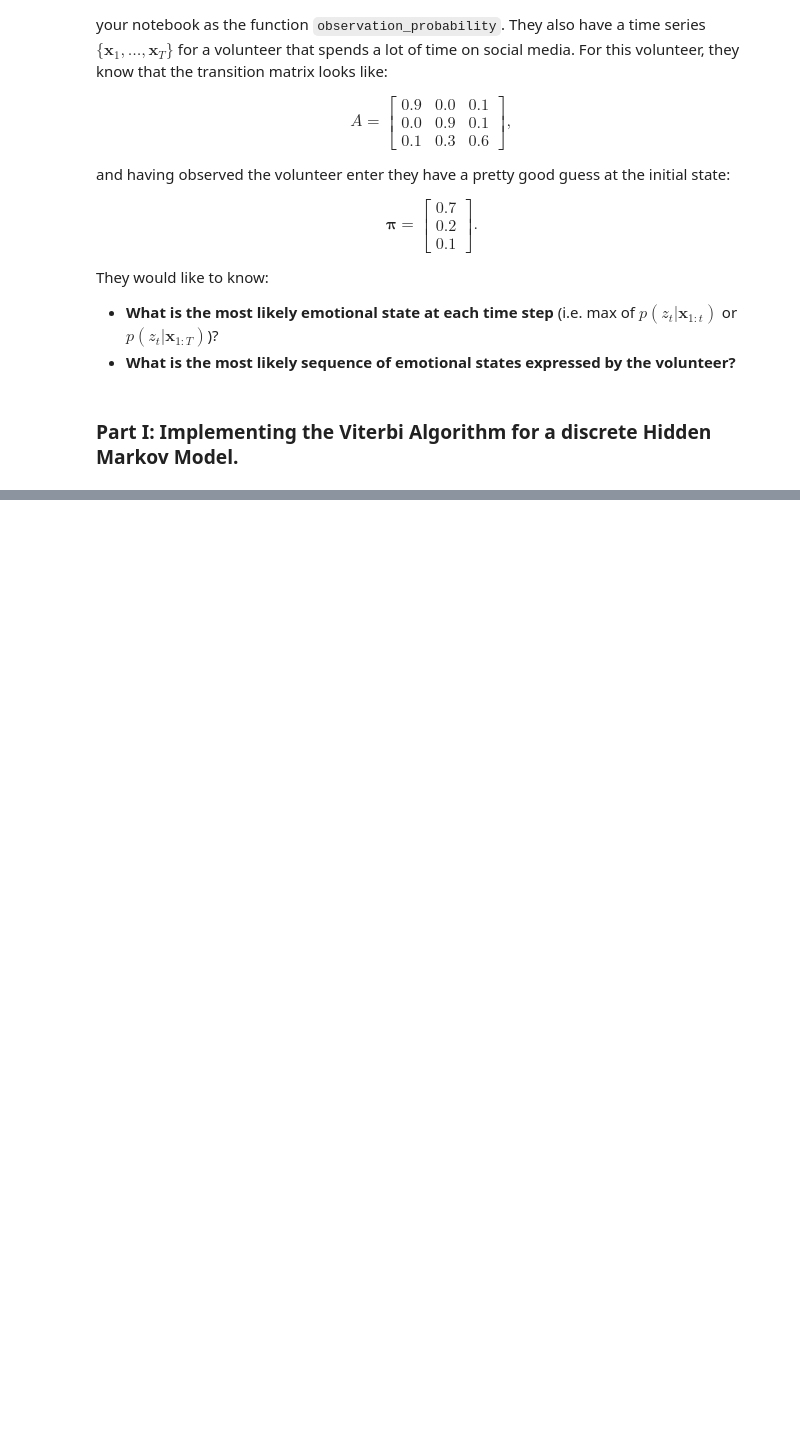
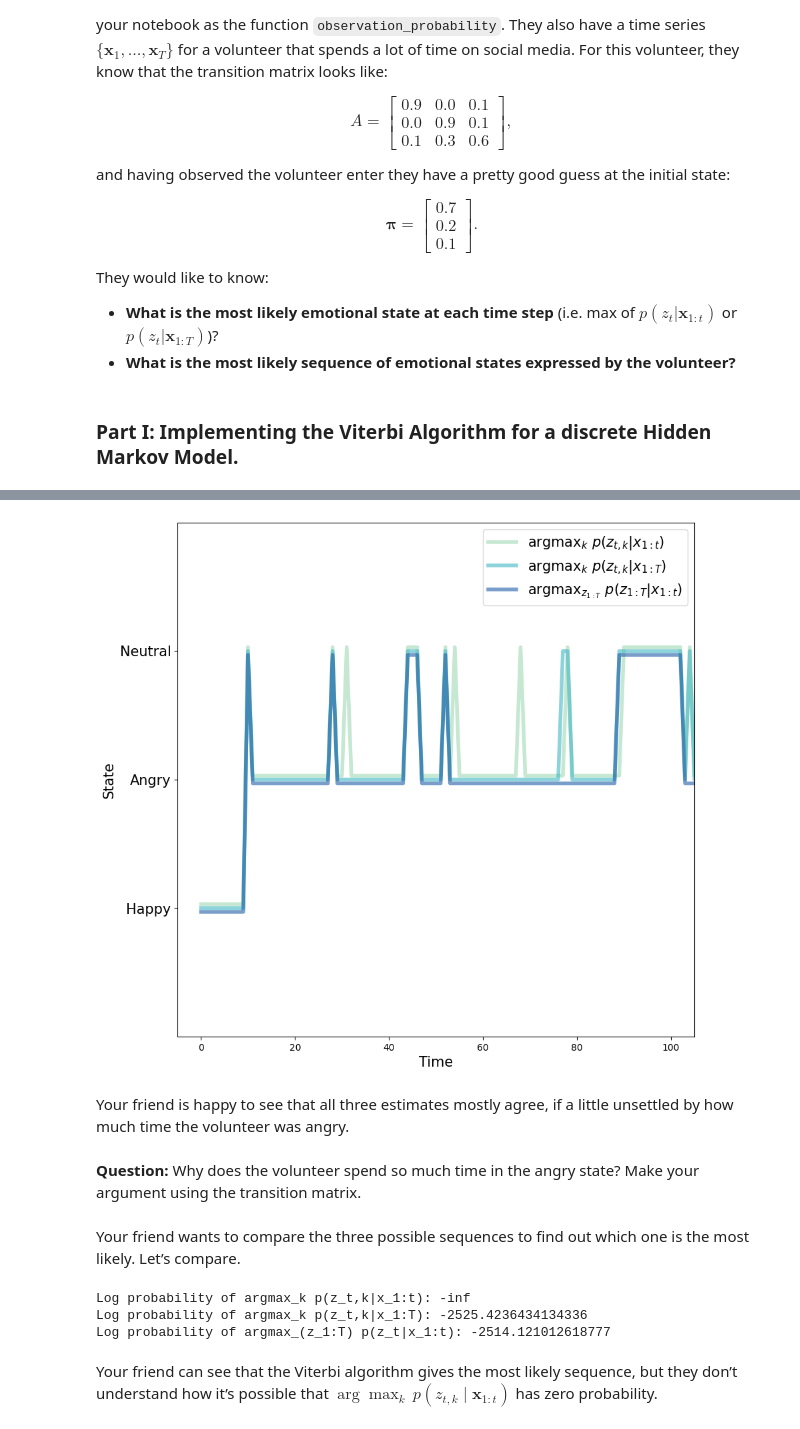
Before and after one commit to Aman-Sunesh/Discrete-Hidden-Markov-Model-Forward-Backward-and-Viterbi, a Jupyter notebook: discrete_hmm.ipynb, the cells around one changed output, grey strips where cells are left out. Cells and saved outputs as stored; diff of their text form; code cells hidden in the pictures; blank space fills up the shorter version.

```diff
--- a/discrete_hmm.ipynb
+++ b/discrete_hmm.ipynb
@@ -107,0 +400,56 @@ To answer your friend’s questions, you will need to solve for the transition m
+# %%
+# Let's compare our three options.
+dhmm = DiscreteHMM(pi = PI, transition_matrix = A_MAT)
+
+# Start with the argmax of p(z_t|x_{1:t})
+alpha_hat, c_t = dhmm.calc_alpha_hat(observations)
+beta_hat = dhmm.calc_beta_hat(observations)
+p_ztt = dhmm.p_zt_xt(observations, alpha_hat, beta_hat, c_t)
+z_max_xt = np.argmax(p_ztt, axis=-1)
+
+# Now the argmax of p(z_t|x_{1:T})
+alpha_hat, c_t = dhmm.calc_alpha_hat(observations)
+beta_hat = dhmm.calc_beta_hat(observations)
+p_ztT = dhmm.p_zt_xT(observations, alpha_hat, beta_hat, c_t)
+z_max_xT = np.argmax(p_ztT, axis=-1)
+
+# Now the argmax of log p(z_{1:t}|x_{1:T})
+z_oh_max_vt = dhmm.viterbi_algorithm(observations)
+z_max_vt = np.argmax(z_oh_max_vt, axis=-1)
+
+# Let's plot our three options
+fig, ax = plt.subplots(1, 1, figsize=(10,10), dpi=100)
+fontsize = 15
+
+plt.plot(z_max_xt + 3e-2, lw=4, label=r'$\mathrm{argmax}_k \ p(z_{t,k}|x_{1:t})$', color='#a1dab4', alpha=0.6)
+plt.plot(z_max_xT, lw=4, label=r'$\mathrm{argmax}_k \ p(z_{t,k}|x_{1:T})$', color='#41b6c4', alpha=0.6)
+plt.plot(z_max_vt - 3e-2, lw=4, label=r'$\mathrm{argmax}_{z_{1:T}} \ p(z_{1:T}|x_{1:t})$', color='#225ea8', alpha=0.6)
+plt.legend(fontsize=fontsize)
+plt.ylim([-1,3])
+plt.xlim([-5,105])
+plt.xlabel('Time', fontsize=fontsize)
+plt.ylabel('State', fontsize=fontsize)
+plt.yticks([0,1,2], ['Happy','Angry','Neutral'], fontsize=fontsize)
+plt.show()
+# %% [output]
+[figure, added]
+# %% [markdown]
+Your friend is happy to see that all three estimates mostly agree, if a little unsettled by how much time the volunteer was angry.
+# %% [markdown]
+**Question:** Why does the volunteer spend so much time in the angry state? Make your argument using the transition matrix.
+# %% [markdown]
+Your friend wants to compare the three possible sequences to find out which one is the most likely. Let’s compare.
+# %%
+prob_z_xt = dhmm.log_p_sequence_xt(observations, p_ztt)
+prob_z_xT = dhmm.log_p_sequence_xt(observations, p_ztT)
+prob_z_vt = dhmm.log_p_sequence_xt(observations, z_oh_max_vt)
+
+print(f'Log probability of argmax_k p(z_t,k|x_1:t): {prob_z_xt}')
+print(f'Log probability of argmax_k p(z_t,k|x_1:T): {prob_z_xT}')
+print(f'Log probability of argmax_(z_1:T) p(z_t|x_1:t): {prob_z_vt}')
+# %% [output]
+Log probability of argmax_k p(z_t,k|x_1:t): -inf
+Log probability of argmax_k p(z_t,k|x_1:T): -2525.4236434134336
+Log probability of argmax_(z_1:T) p(z_t|x_1:t): -2514.121012618777
+# %% [markdown]
+Your friend can see that the Viterbi algorithm gives the most likely sequence, but they don’t understand how it’s possible that $\arg\max_k \, p(z_{t,k} \mid \mathbf{x}_{1:t})$ has zero probability.
```
Also changed, not shown: parts of 7 cells of this notebook.
